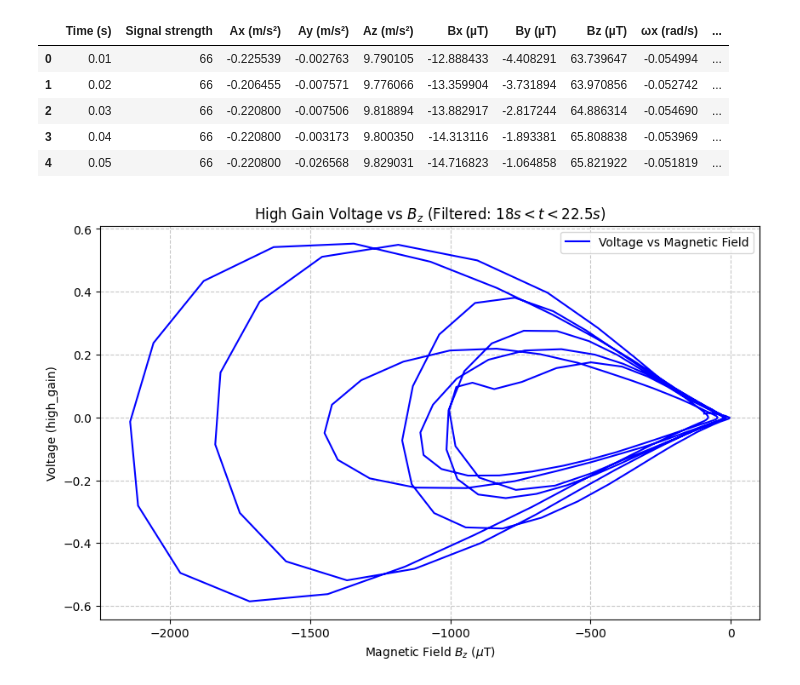
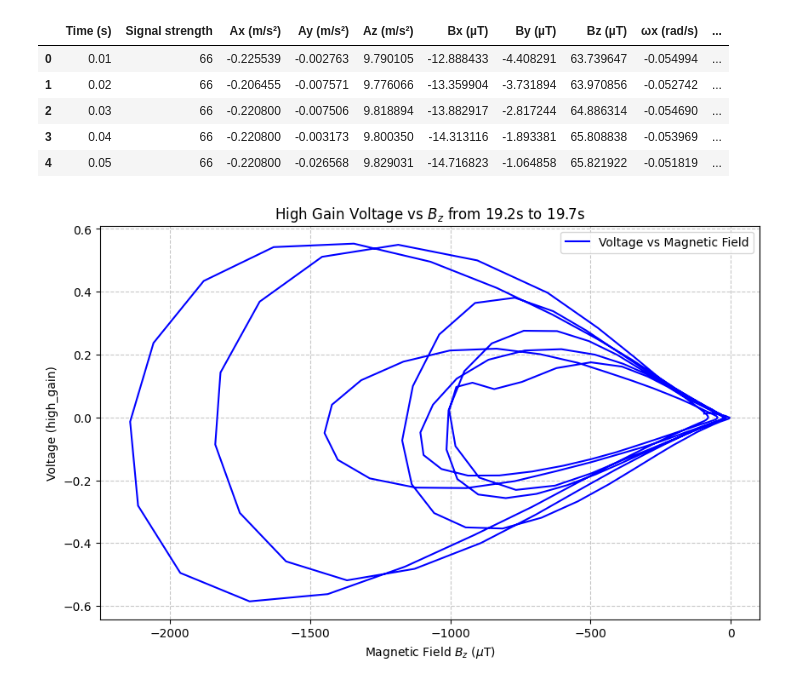
Before and after one commit to Ethanos00/magnetism_faraday_lab, a Jupyter notebook: data12_2_analysis.ipynb, the cells around one changed output. Cells and saved outputs as stored; diff of their text form; code cells hidden in the pictures.

```diff
--- a/data12_2_analysis.ipynb
+++ b/data12_2_analysis.ipynb
@@ -25,16 +25,15 @@ high_gain = exp_2_data.loc[mask, 'Voltage (mV)'].to_numpy()
 # %%
 plt.figure(figsize=(10, 6))
 plt.plot(B_z, high_gain, color='blue', label='Voltage vs Magnetic Field')
 
 # Labeling the axes and title
 plt.xlabel('Magnetic Field $B_z$ ($\mu$T)')
 plt.ylabel('Voltage (high_gain)')
-plt.title('High Gain Voltage vs $B_z$ (Filtered: $18s < t < 22.5s$)')
+plt.title('High Gain Voltage vs $B_z$ from 19.2s to 19.7s')
 plt.grid(True, linestyle='--', alpha=0.7)
 plt.legend()
 
 # Save and show
-plt.savefig('bz_vs_high_gain_plot.png')
 plt.show()
 # %% [output]
-[figure, old version]
+[figure, new version]
```
Also changed, not shown: parts of 12 cells of this notebook, 2 other files.
